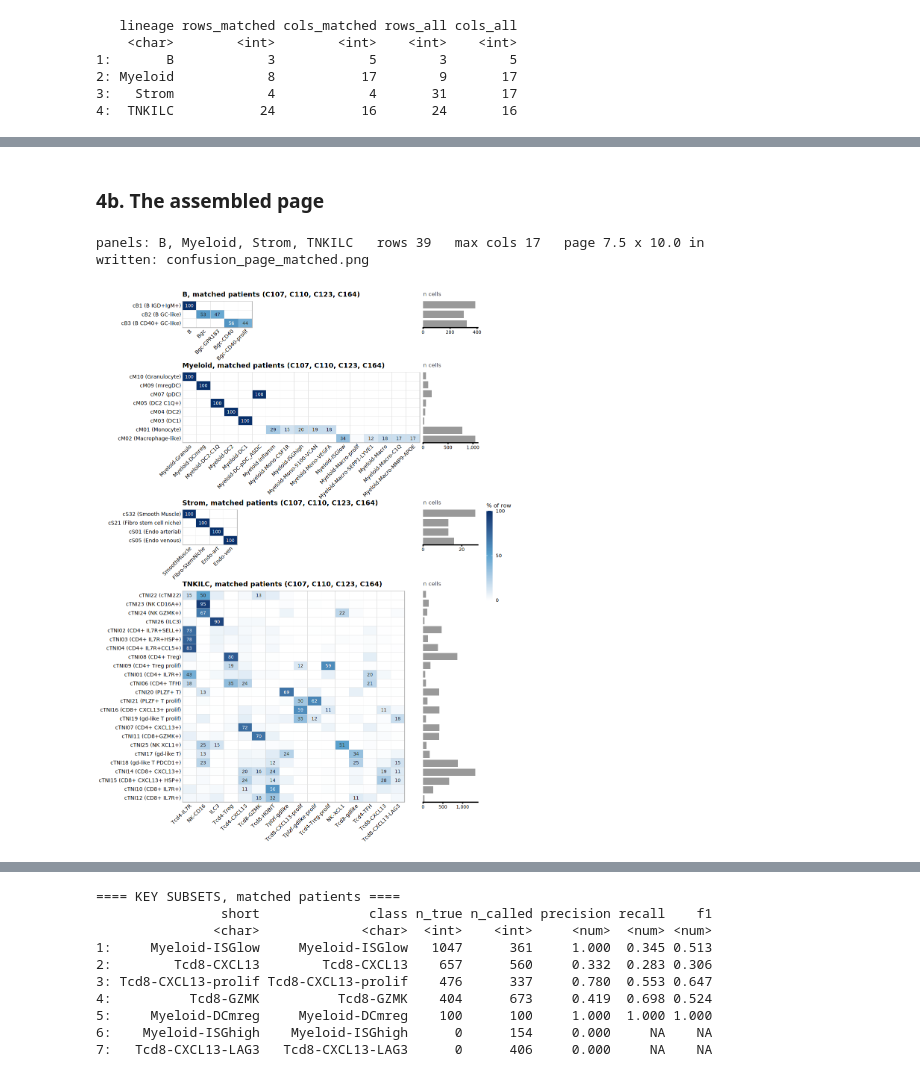
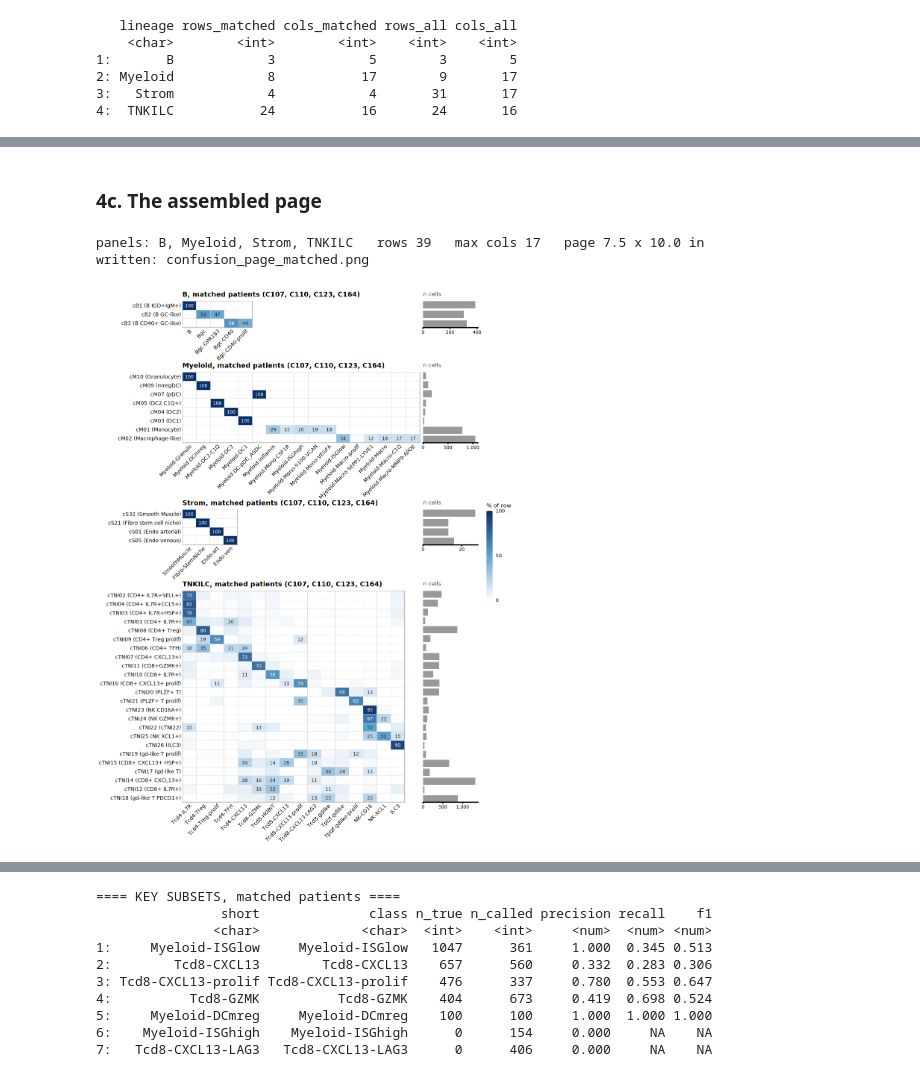
Before and after one commit to korsunskylab/crcmanuscript2025, a Jupyter notebook: fig1_segmentation_and_cell_typing/label_transfer_confusion.ipynb, the cells around one changed output, grey strips where cells are left out. Drawn from its saved outputs; the diff is of its cells as text; code cells hidden in the pictures.

Commit message:
Manually reordered rows and columns in confusion matrices

```diff
--- a/fig1_segmentation_and_cell_typing/label_transfer_confusion.ipynb
+++ b/fig1_segmentation_and_cell_typing/label_transfer_confusion.ipynb
@@ -705,13 +760,18 @@ the factor levels, so the heatmap and its count bar cannot fall out of step.
 ## a narrow lineage occupies fewer columns rather than being stretched across
 ## the page. Titles and axis text take their natural size on top of that, which
 ## is why no fixed overhead has to be budgeted by hand.
+## `orders` is a named list, one entry per lineage that needs an explicit order,
+## each a list(rows = , cols = ). A lineage with no entry keeps the clustering.
 assemble_page_gg <- function(mats, title_suffix, fname = NULL,
-                             page_w = PAGE_W, page_h = PAGE_H, show_bar = TRUE) {
+                             page_w = PAGE_W, page_h = PAGE_H, show_bar = TRUE,
+                             orders = list()) {
 
     keep <- names(mats)[!vapply(mats, is.null, logical(1))]
     if (!length(keep)) { warning("nothing to draw"); return(invisible(NULL)) }
 
-    longs <- lapply(keep, function(lg) conf_long(mats[[lg]])); names(longs) <- keep
+    longs <- lapply(keep, function(lg)
+        conf_long(mats[[lg]], orders[[lg]]$rows, orders[[lg]]$cols))
+    names(longs) <- keep
     ncols <- vapply(keep, function(lg) ncol(mats[[lg]]), integer(1))
     nrows <- vapply(keep, function(lg) nrow(mats[[lg]]), integer(1))
     max_ncol <- max(ncols)
@@ -747,0 +831,23 @@ assemble_page_gg <- function(mats, title_suffix, fname = NULL,
+# %%
+## hand-made column order: CD4, Treg/TFH/CXCL13 CD4, CD8, gd-like and PLZF, NK, ILC
+COL_ORDER_TNKILC <- c(
+    "Tcd4-IL7R", "Tcd4-Treg", "Tcd4-Treg-prolif", "Tcd4-TFH", "Tcd4-CXCL13",
+    "Tcd8-GZMK", "Tcd8-HOBIT", "Tcd8-CXCL13", "Tcd8-CXCL13-prolif",
+    "Tcd8-CXCL13-LAG3", "Tcd8-gdlike", "Tplzf-gdlike", "Tplzf-gdlike-prolif",
+    "NK-CD16", "NK-XCL1", "ILC3")
+
+WEAK_BELOW <- 30   # plurality share under which a row is sent to the foot
+
+stopifnot(!is.null(mats_all[["TNKILC"]]))
+ord_tnkilc <- staircase_order(mats_all[["TNKILC"]],
+                              col_order  = COL_ORDER_TNKILC,
+                              weak_below = WEAK_BELOW)
+
+## every lineage absent from this list keeps the clustering
+panel_orders <- list(TNKILC = ord_tnkilc[c("rows", "cols")])
+
+fwrite(ord_tnkilc$table, file.path(outdir_lt, "tnkilc_panel_order.csv"))
+cat("T/NK/ILC rows in a block:", sum(!ord_tnkilc$table$weak),
+    " at the foot:", sum(ord_tnkilc$table$weak),
+    " (plurality below", WEAK_BELOW, "percent)\n")
+print(ord_tnkilc$table[, .(old_label, dest, strength = round(strength, 1), weak)])
@@ -748,14 +872,15 @@ assemble_page_gg <- function(mats, title_suffix, fname = NULL,
 # %% [markdown]
-### 4b. The assembled page
+### 4c. The assembled page
 # %%
 fig.size(height = 10, width = 7.5, res = 150)
 p_matched <- assemble_page_gg(mats_matched,
                               "matched patients (C107, C110, C123, C164)",
-                              "confusion_page_matched.png")
+                              "confusion_page_matched.png",
+                              orders = panel_orders)
 p_matched
 # %% [output]
 panels: B, Myeloid, Strom, TNKILC   rows 39   max cols 17   page 7.5 x 10.0 in
 written: confusion_page_matched.png
-[figure, old version]
+[figure, new version]
 # %%
 fig.size(height = 10, width = 7.5, res = 150)
```
Also changed, not shown: parts of 8 cells of this notebook, 14 other files.
